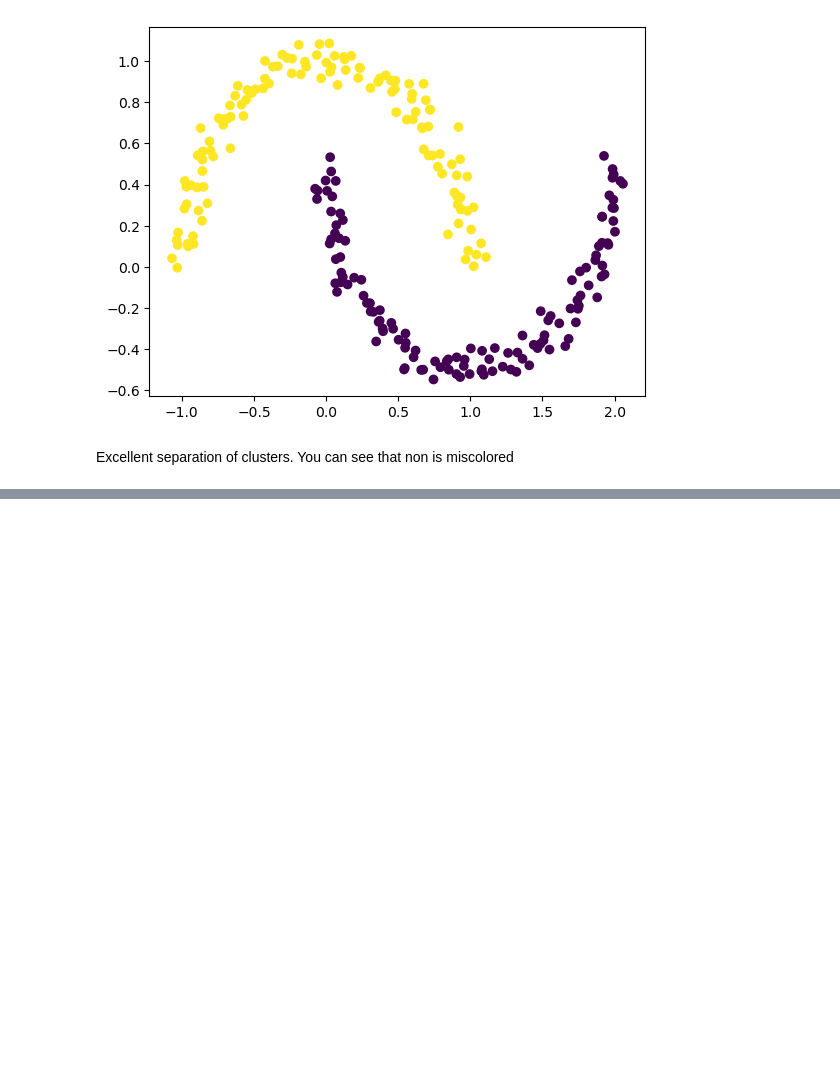
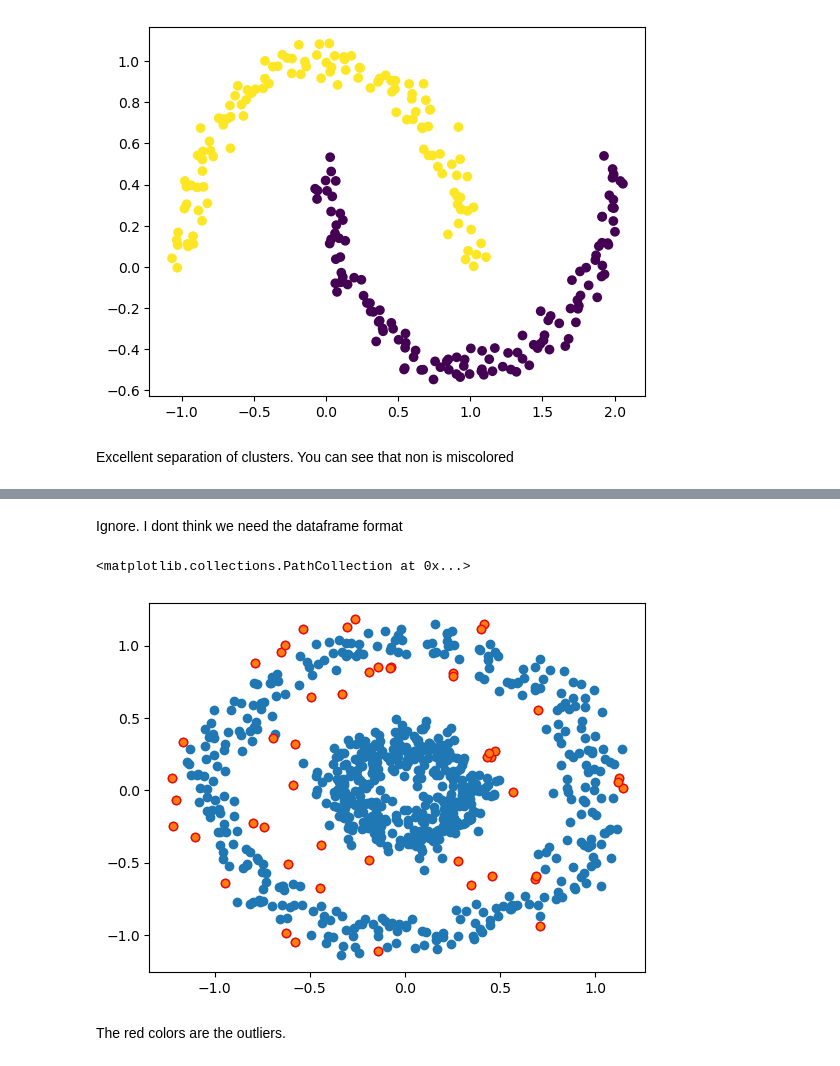
Before and after one commit to Udeani4/Machine-Learning-Course, a Jupyter notebook: unsupervised_machine_learning/machine_learning_DBSCAN_clustering.ipynb, the cells around one changed output, grey strips where cells are left out. Saved outputs shown, nothing was run; the diff lists cells and outputs as text; code cells hidden in the pictures; blank space fills up the shorter version.

```diff
--- a/unsupervised_machine_learning/machine_learning_DBSCAN_clustering.ipynb
+++ b/unsupervised_machine_learning/machine_learning_DBSCAN_clustering.ipynb
@@ -75,0 +186,10 @@ Excellent separation of clusters. You can see that non is miscolored
+# %% [markdown]
+Ignore. I dont think we need the dataframe format
+# %%
+plt.scatter(X[:,0], X[:,1])
+plt.scatter(X[index,0], X[index,1], edgecolors="r")
+# %% [output]
+<matplotlib.collections.PathCollection at 0x...>
+[figure, added]
+# %% [markdown]
+The red colors are the outliers.
```
Also changed, not shown: parts of 14 cells of this notebook, 5 other files.
